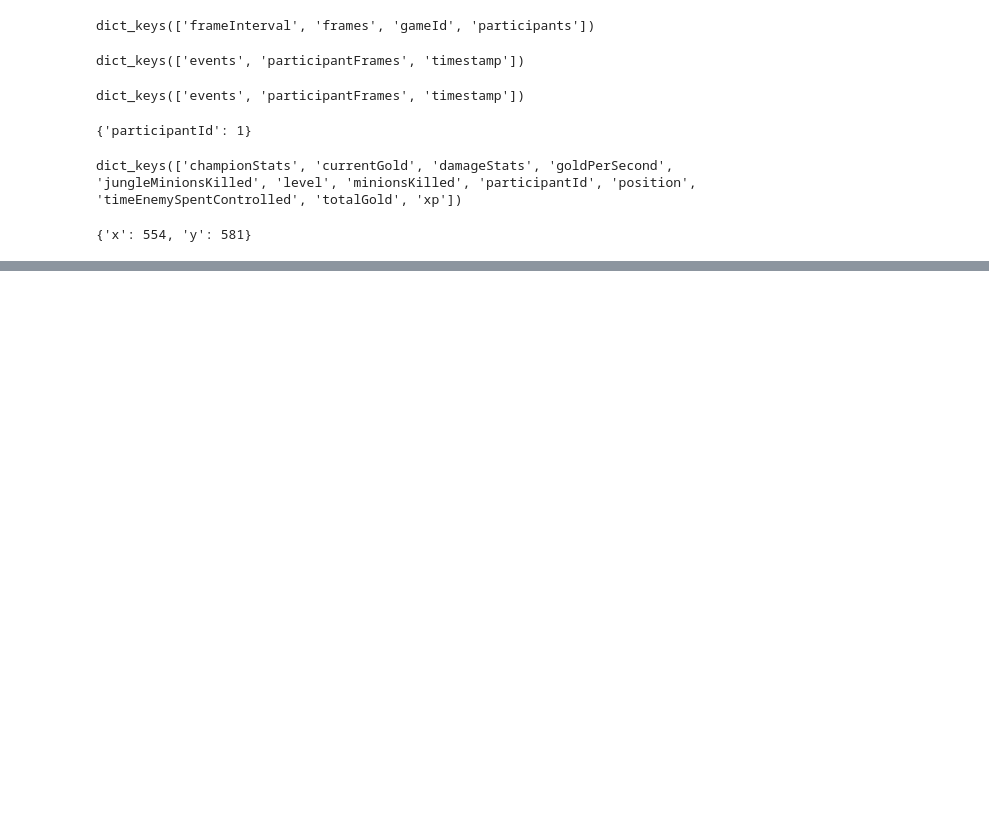
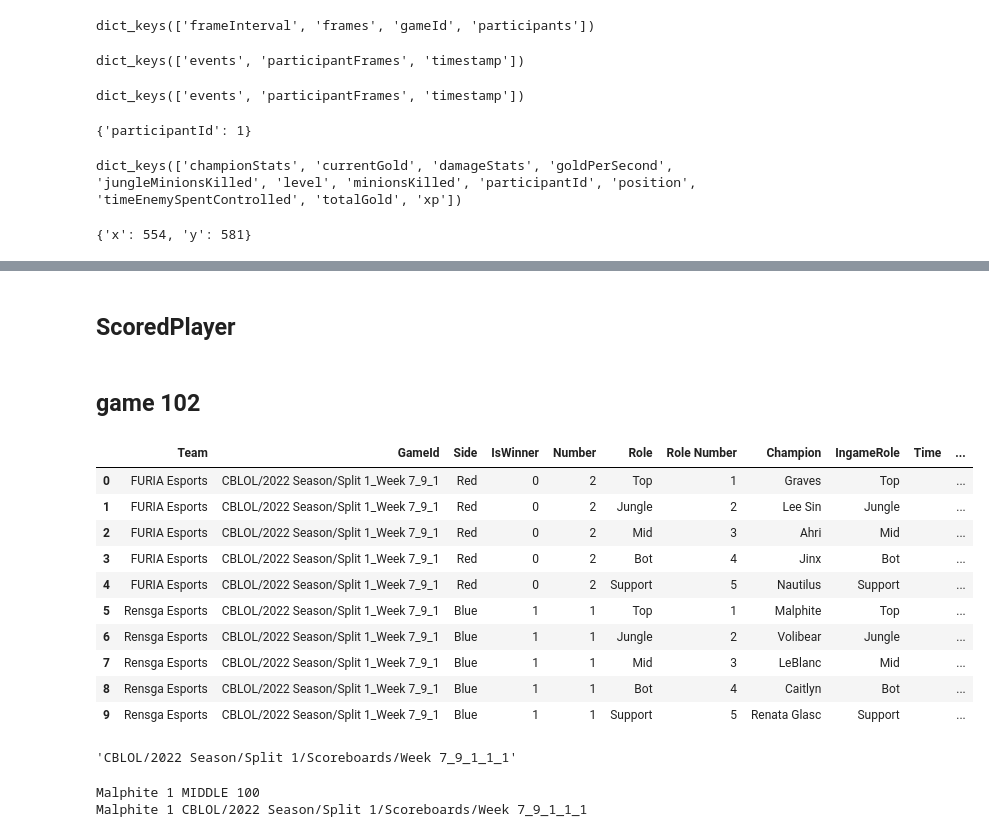
Before and after one commit to EderReisS/API_LoL, a Jupyter notebook: Teste02_LoLAPI.ipynb, the cells around one changed output, grey strips where cells are left out. Saved outputs shown, nothing was run; the diff lists cells and outputs as text; code cells hidden in the pictures; blank space fills up the shorter version.

```diff
--- a/Teste02_LoLAPI.ipynb
+++ b/Teste02_LoLAPI.ipynb
@@ -269,0 +427,6 @@ with open("gameTimeLine.json", "w") as outfile:
+# %%
+statusLinkPage = df_cblol20022.StatsPage[102]
+a1 =  site.pages[statusLinkPage]
+dataJJSON = a1.text()
+statusA1 = json.loads(dataJJSON)
+statusA1.keys()
@@ -269,0 +510,52 @@ with open("gameTimeLine.json", "w") as outfile:
+# %% [markdown]
+## ScoredPlayer
+# %%
+def jsonToDataFrame(response:'collections.OrderedDict'):
+    jsonData = json.dumps(response['cargoquery'])
+    ParseData = jsonData.replace('''{"title\":''','').replace("}}",'}')
+    return pd.read_json(ParseData, orient = 'values' )
+# %% [markdown]
+## game 102
+# %%
+response = site.api('cargoquery',
+	tables = "ScoreboardPlayers=SP , ScoreboardTeams=ST",
+    join_on = "SP.GameId=ST.GameId, SP.Team=ST.Team",
+	fields = "SP.Team,ST.GameId,ST.Side,ST.IsWinner,ST.Number,SP.Role,SP.Role_Number ,SP.Champion, SP.IngameRole,SP.Time,SP.GameRoleId",
+    where = "ST.GameId = 'CBLOL/2022 Season/Split 1_Week 7_9_1' AND  SP.GameId='CBLOL/2022 Season/Split 1_Week 7_9_1' " ,
+    limit = 'max'
+)
+# %%
+a1 = jsonToDataFrame(response)
+# %%
+a1
+# %% [output]
+|  | Team | GameId | Side | IsWinner | Number | Role | Role Number | Champion | IngameRole | Time | ... |
+| 0 | FURIA Esports | CBLOL/2022 Season/Split 1_Week 7_9_1 | Red | 0 | 2 | Top | 1 | Graves | Top |  | ... |
+| 1 | FURIA Esports | CBLOL/2022 Season/Split 1_Week 7_9_1 | Red | 0 | 2 | Jungle | 2 | Lee Sin | Jungle |  | ... |
+| 2 | FURIA Esports | CBLOL/2022 Season/Split 1_Week 7_9_1 | Red | 0 | 2 | Mid | 3 | Ahri | Mid |  | ... |
+| 3 | FURIA Esports | CBLOL/2022 Season/Split 1_Week 7_9_1 | Red | 0 | 2 | Bot | 4 | Jinx | Bot |  | ... |
+| 4 | FURIA Esports | CBLOL/2022 Season/Split 1_Week 7_9_1 | Red | 0 | 2 | Support | 5 | Nautilus | Support |  | ... |
+| 5 | Rensga Esports | CBLOL/2022 Season/Split 1_Week 7_9_1 | Blue | 1 | 1 | Top | 1 | Malphite | Top |  | ... |
+| 6 | Rensga Esports | CBLOL/2022 Season/Split 1_Week 7_9_1 | Blue | 1 | 1 | Jungle | 2 | Volibear | Jungle |  | ... |
+| 7 | Rensga Esports | CBLOL/2022 Season/Split 1_Week 7_9_1 | Blue | 1 | 1 | Mid | 3 | LeBlanc | Mid |  | ... |
+| 8 | Rensga Esports | CBLOL/2022 Season/Split 1_Week 7_9_1 | Blue | 1 | 1 | Bot | 4 | Caitlyn | Bot |  | ... |
+| 9 | Rensga Esports | CBLOL/2022 Season/Split 1_Week 7_9_1 | Blue | 1 | 1 | Support | 5 | Renata Glasc | Support |  | ... |
+# %%
+a1.GameRoleId[5]
+# %% [output]
+'CBLOL/2022 Season/Split 1/Scoreboards/Week 7_9_1_1_1'
+# %%
+print(
+    statusA1['participants'][0]['championName'],
+    statusA1['participants'][0]['participantId'],
+    statusA1['participants'][0]['lane'],
+    statusA1['participants'][0]['teamId'],
+)
+print(
+    a1.Champion[5],
+    a1["Role Number"][5],
+    a1.GameRoleId[5]
+)
+# %% [output]
+Malphite 1 MIDDLE 100
+Malphite 1 CBLOL/2022 Season/Split 1/Scoreboards/Week 7_9_1_1_1
```
Also changed, not shown: parts of 45 cells of this notebook, 4 other files.
